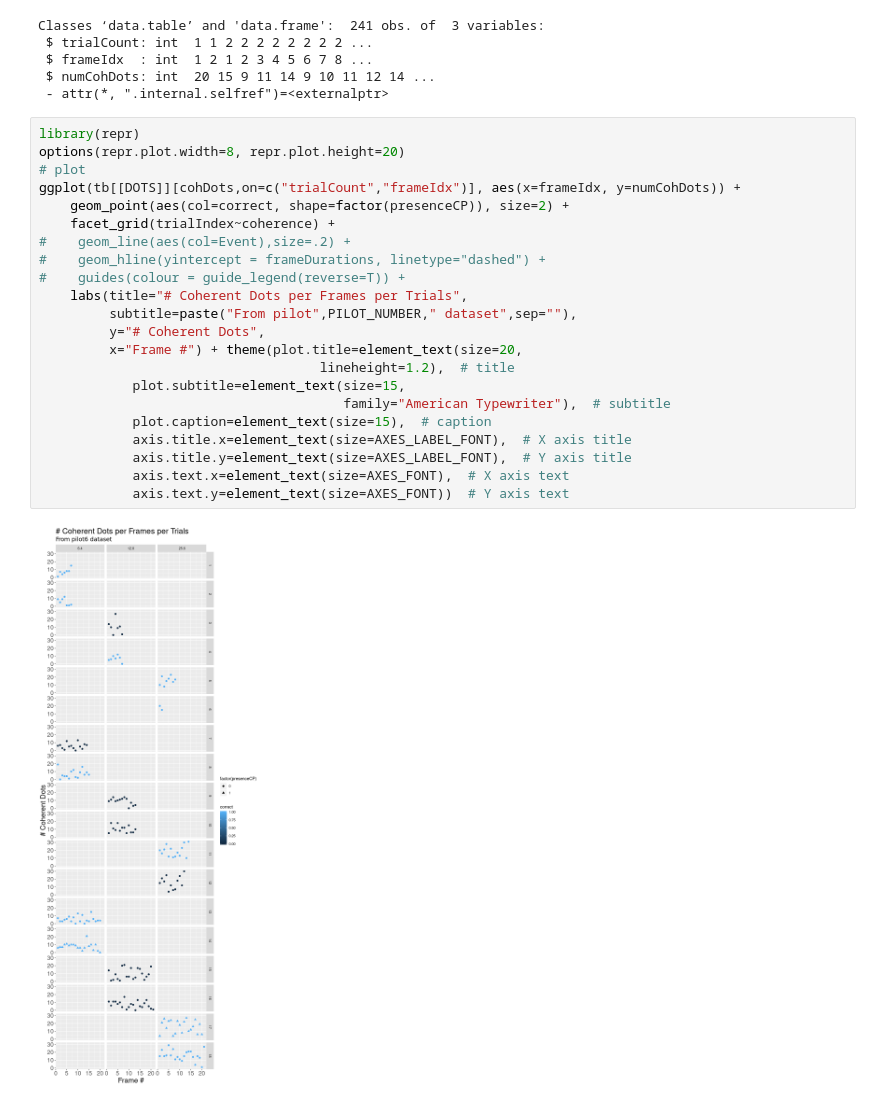
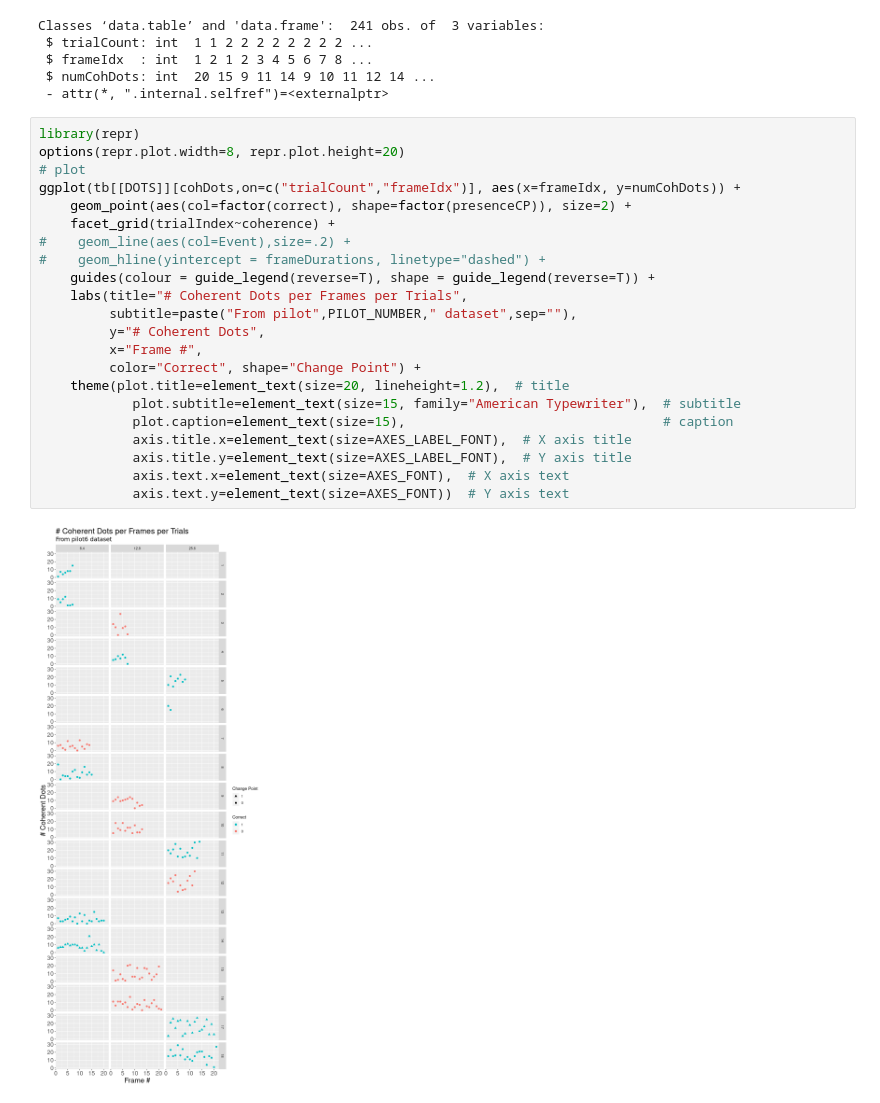
Before and after one commit to TheGoldLab/Analysis_SingleCP_DotsReversal, a Jupyter notebook: Python_scripts/pilot6.ipynb, the cells around one changed output. Saved outputs shown, nothing was run; the diff lists cells and outputs as text.

Commit message:
improve legend

```diff
--- a/Python_scripts/pilot6.ipynb
+++ b/Python_scripts/pilot6.ipynb
@@ -370,24 +370,24 @@ Classes ‘data.table’ and 'data.frame':  241 obs. of  3 variables:
 # %%
 library(repr)
 options(repr.plot.width=8, repr.plot.height=20)
 # plot
 ggplot(tb[[DOTS]][cohDots,on=c("trialCount","frameIdx")], aes(x=frameIdx, y=numCohDots)) +
-    geom_point(aes(col=correct, shape=factor(presenceCP)), size=2) +
+    geom_point(aes(col=factor(correct), shape=factor(presenceCP)), size=2) +
     facet_grid(trialIndex~coherence) +
 #    geom_line(aes(col=Event),size=.2) +
 #    geom_hline(yintercept = frameDurations, linetype="dashed") +
-#    guides(colour = guide_legend(reverse=T)) +
+    guides(colour = guide_legend(reverse=T), shape = guide_legend(reverse=T)) +
     labs(title="# Coherent Dots per Frames per Trials",
          subtitle=paste("From pilot",PILOT_NUMBER," dataset",sep=""),
          y="# Coherent Dots",
-         x="Frame #") + theme(plot.title=element_text(size=20,
-                                    lineheight=1.2),  # title
-            plot.subtitle=element_text(size=15,
-                                       family="American Typewriter"),  # subtitle
-            plot.caption=element_text(size=15),  # caption
+         x="Frame #",
+         color="Correct", shape="Change Point") +
+    theme(plot.title=element_text(size=20, lineheight=1.2),  # title
+            plot.subtitle=element_text(size=15, family="American Typewriter"),  # subtitle
+            plot.caption=element_text(size=15),                                 # caption
             axis.title.x=element_text(size=AXES_LABEL_FONT),  # X axis title
             axis.title.y=element_text(size=AXES_LABEL_FONT),  # Y axis title
             axis.text.x=element_text(size=AXES_FONT),  # X axis text
             axis.text.y=element_text(size=AXES_FONT))  # Y axis text
 # %% [output]
-[figure, old version]
+[figure, new version]
```
